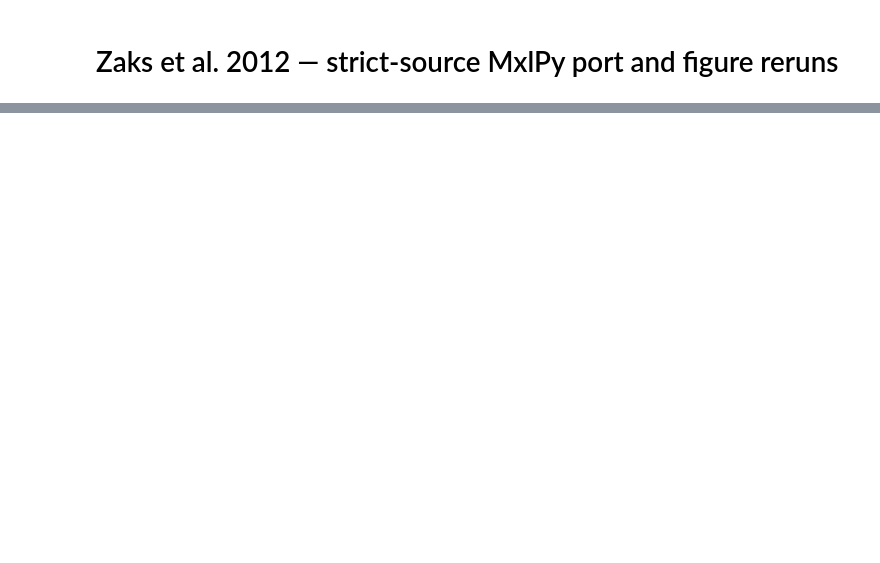
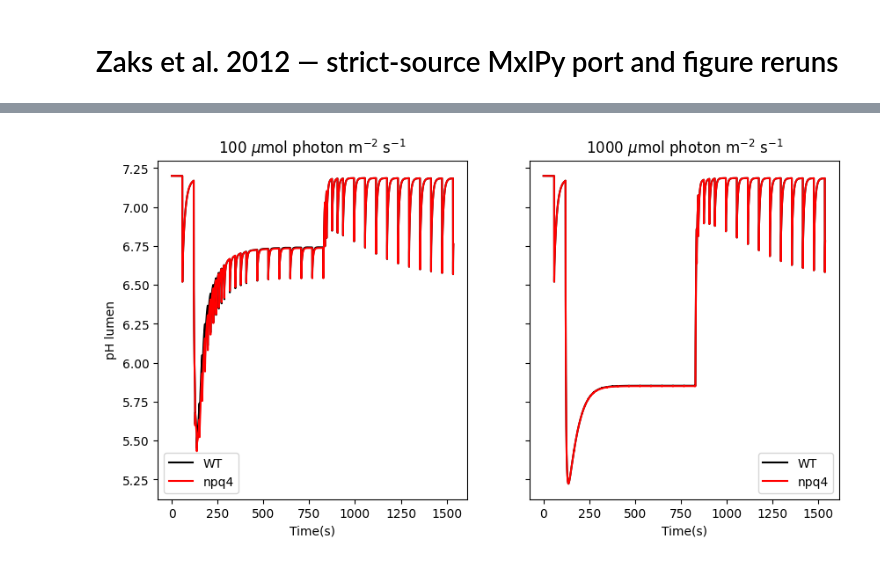
Before and after one commit to Computational-Biology-Aachen/mxl-models, a Jupyter notebook: docs/zaks2012.ipynb, the cells around one changed output, grey strips where cells are left out. Saved outputs shown, nothing was run; the diff lists cells and outputs as text; code cells hidden in the pictures; blank space fills up the shorter version.

```diff
--- a/docs/zaks2012.ipynb
+++ b/docs/zaks2012.ipynb
@@ -163,0 +220,21 @@ plt.show()
+# %%
+ncol = 2
+nrow = 1
+fig, axs = plt.subplots(ncols=ncol, nrows=nrow, figsize = (ncol*5, nrow*5), sharex = True, sharey=True)
+
+axs[0].plot(res_100_WT.index, res_100_WT["pH_lumen"], color = 'black', label = 'WT')
+axs[0].plot(res_100_npq4.index, res_100_npq4["pH_lumen"], color = 'red', label = 'npq4')
+axs[0].set_title(r"100 $\mu$mol photon m$^{-2}$ s$^{-1}$")
+axs[0].set_ylabel("pH lumen")
+axs[1].plot(res_1000_WT.index, res_1000_WT["pH_lumen"], color = 'black', label = 'WT')
+axs[1].plot(res_1000_npq4.index, res_1000_npq4["pH_lumen"], color = 'red', label = 'npq4')
+axs[1].set_title(r"1000 $\mu$mol photon m$^{-2}$ s$^{-1}$")
+
+for ax in axs.flatten():
+    ax.legend()
+    ax.set_xlabel('Time(s)')
+
+#plt.savefig("Fig5_zaks2012")
+plt.show()
+# %% [output]
+[figure, added]
```
Also changed, not shown: parts of 5 cells of this notebook, 1 other file.
